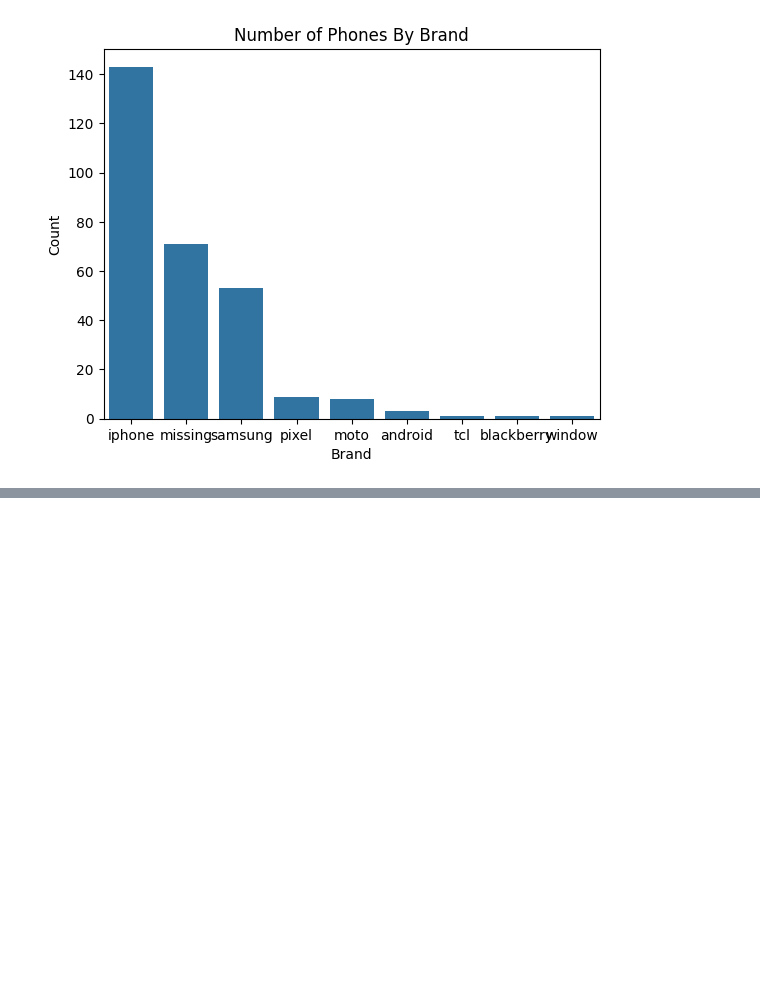
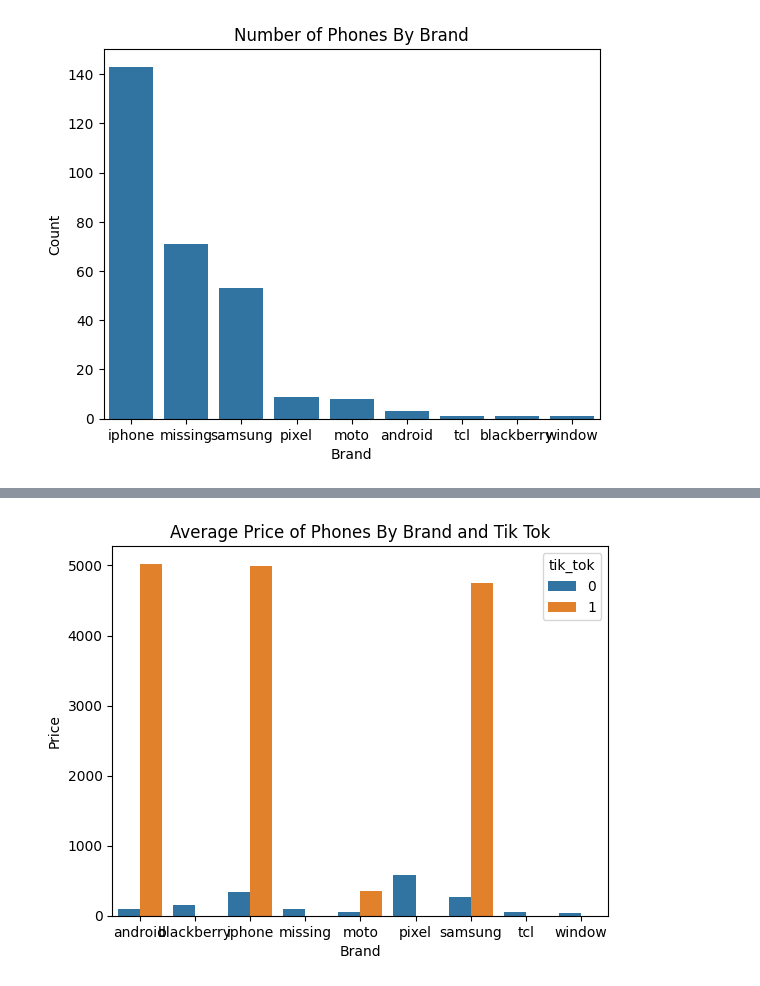
Before and after one commit to KaranRawatUVA/wrangling, a Jupyter notebook: lab/lab_notebook.ipynb, the cells around one changed output, grey strips where cells are left out. Cells and saved outputs as stored; diff of their text form; code cells hidden in the pictures; blank space fills up the shorter version.

```diff
--- a/lab/lab_notebook.ipynb
+++ b/lab/lab_notebook.ipynb
@@ -307,0 +331,20 @@ plt.show()
+# %%
+
+
+
+df_price_tik_tok = df.groupby(['brand', 'tik_tok'])['price'].mean().reset_index()
+sns.barplot(x = 'brand',
+            y = 'price',
+            hue = 'tik_tok',
+            data = df_price_tik_tok)
+
+plt.title('Average Price of Phones By Brand and Tik Tok')
+plt.xlabel('Brand')
+plt.ylabel('Price')
+
+
+
+
+plt.show()
+# %% [output]
+[figure, added]
```
Also changed, not shown: parts of 8 cells of this notebook.
